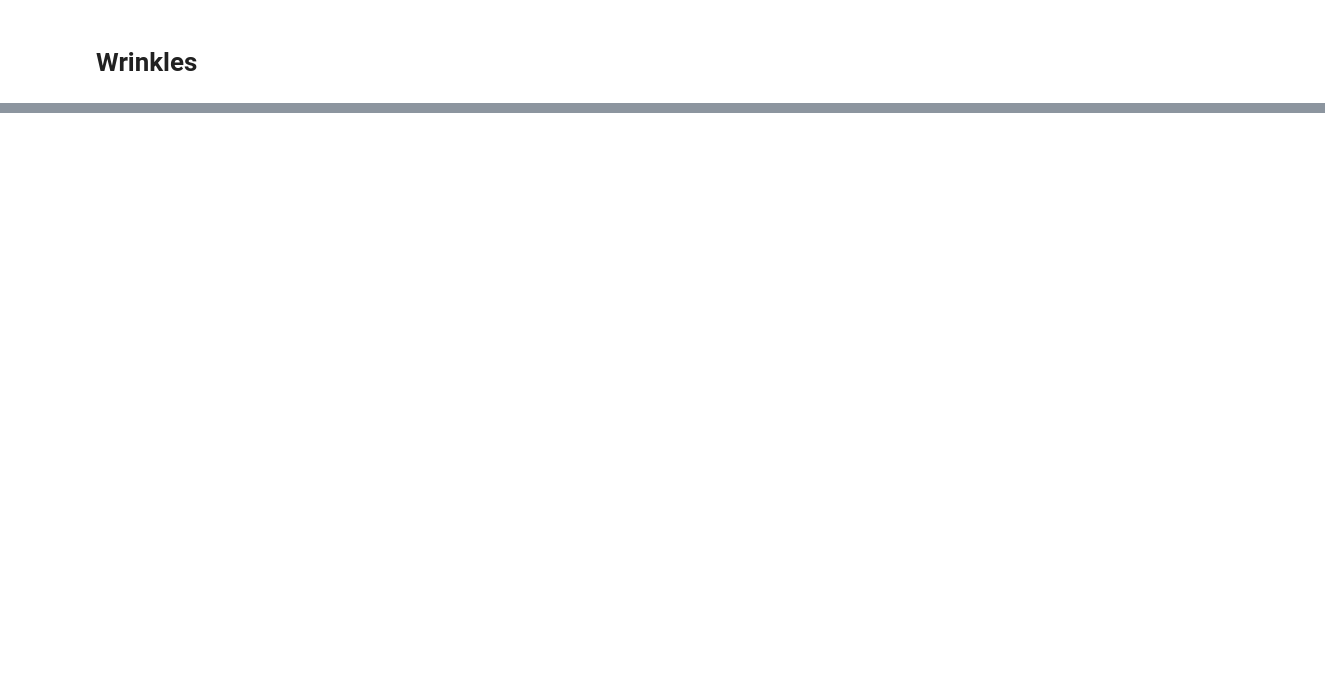
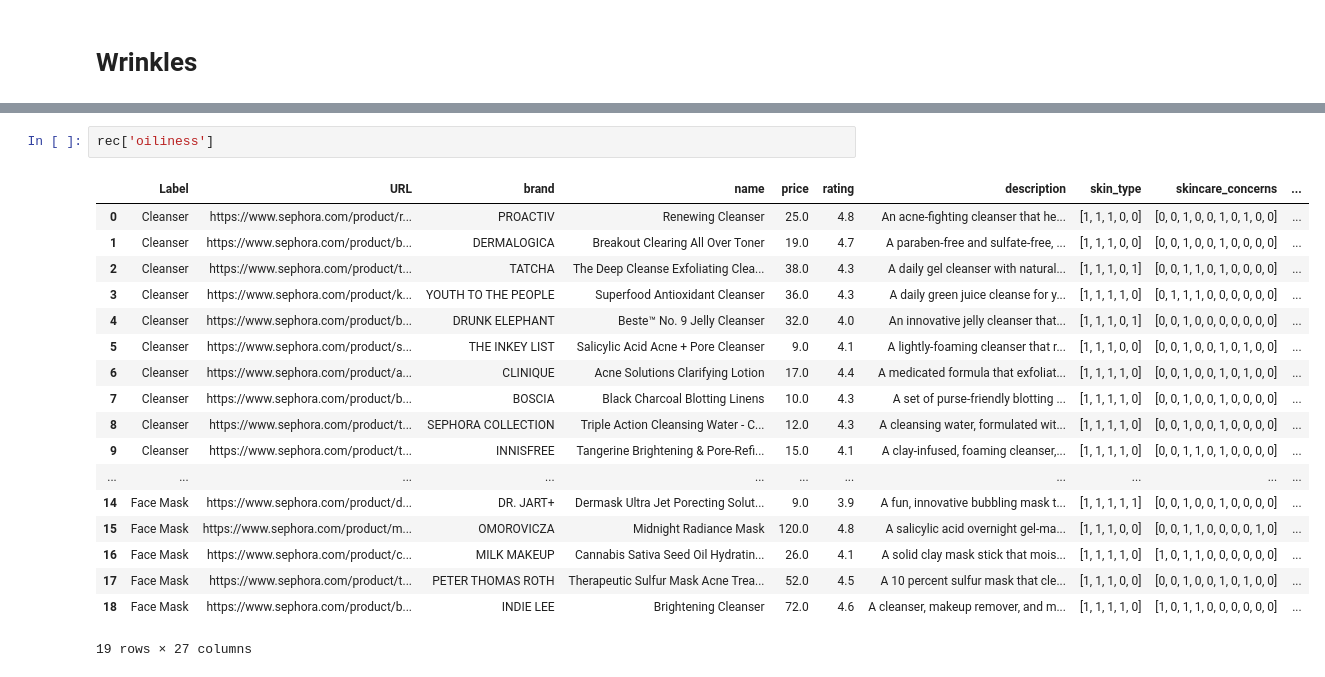
Before and after one commit to DeniSusanto/ai_skincare_advisor, a Jupyter notebook: integration/integration testing.ipynb, the cells around one changed output, grey strips where cells are left out. Drawn from its saved outputs; the diff is of its cells as text; blank space fills up the shorter version.

```diff
--- a/integration/integration testing.ipynb
+++ b/integration/integration testing.ipynb
@@ -108,0 +233,21 @@ wd.get_overall_score()
+# %%
+rec['oiliness']
+# %% [output]
+|  | Label | URL | brand | name | price | rating | description | skin_type | skincare_concerns | ... |
+| 0 | Cleanser | https://www.sephora.com/product/r... | PROACTIV | Renewing Cleanser | 25.0 | 4.8 | An acne-fighting cleanser that he... | [1, 1, 1, 0, 0] | [0, 0, 1, 0, 0, 1, 0, 1, 0, 0] | ... |
+| 1 | Cleanser | https://www.sephora.com/product/b... | DERMALOGICA | Breakout Clearing All Over Toner | 19.0 | 4.7 | A paraben-free and sulfate-free, ... | [1, 1, 1, 0, 0] | [0, 0, 1, 0, 0, 1, 0, 0, 0, 0] | ... |
+| 2 | Cleanser | https://www.sephora.com/product/t... | TATCHA | The Deep Cleanse Exfoliating Clea... | 38.0 | 4.3 | A daily gel cleanser with natural... | [1, 1, 1, 0, 1] | [0, 0, 1, 1, 0, 1, 0, 0, 0, 0] | ... |
+| 3 | Cleanser | https://www.sephora.com/product/k... | YOUTH TO THE PEOPLE | Superfood Antioxidant Cleanser | 36.0 | 4.3 | A daily green juice cleanse for y... | [1, 1, 1, 1, 0] | [0, 1, 1, 1, 0, 0, 0, 0, 0, 0] | ... |
+| 4 | Cleanser | https://www.sephora.com/product/b... | DRUNK ELEPHANT | Beste™ No. 9 Jelly Cleanser | 32.0 | 4.0 | An innovative jelly cleanser that... | [1, 1, 1, 0, 1] | [0, 0, 1, 0, 0, 0, 0, 0, 0, 0] | ... |
+| 5 | Cleanser | https://www.sephora.com/product/s... | THE INKEY LIST | Salicylic Acid Acne + Pore Cleanser | 9.0 | 4.1 | A lightly-foaming cleanser that r... | [1, 1, 1, 0, 0] | [0, 0, 1, 0, 0, 1, 0, 1, 0, 0] | ... |
+| 6 | Cleanser | https://www.sephora.com/product/a... | CLINIQUE | Acne Solutions Clarifying Lotion | 17.0 | 4.4 | A medicated formula that exfoliat... | [1, 1, 1, 1, 0] | [0, 0, 1, 0, 0, 1, 0, 1, 0, 0] | ... |
+| 7 | Cleanser | https://www.sephora.com/product/b... | BOSCIA | Black Charcoal Blotting Linens | 10.0 | 4.3 | A set of purse-friendly blotting ... | [1, 1, 1, 1, 0] | [0, 0, 1, 0, 0, 1, 0, 0, 0, 0] | ... |
+| 8 | Cleanser | https://www.sephora.com/product/t... | SEPHORA COLLECTION | Triple Action Cleansing Water - C... | 12.0 | 4.3 | A cleansing water, formulated wit... | [1, 1, 1, 1, 0] | [0, 0, 1, 0, 0, 1, 0, 0, 0, 0] | ... |
+| 9 | Cleanser | https://www.sephora.com/product/t... | INNISFREE | Tangerine Brightening & Pore-Refi... | 15.0 | 4.1 | A clay-infused, foaming cleanser,... | [1, 1, 1, 1, 0] | [0, 0, 1, 1, 0, 1, 0, 0, 0, 0] | ... |
+| ... | ... | ... | ... | ... | ... | ... | ... | ... | ... | ... |
+| 14 | Face Mask | https://www.sephora.com/product/d... | DR. JART+ | Dermask Ultra Jet Porecting Solut... | 9.0 | 3.9 | A fun, innovative bubbling mask t... | [1, 1, 1, 1, 1] | [0, 0, 1, 0, 0, 1, 0, 0, 0, 0] | ... |
+| 15 | Face Mask | https://www.sephora.com/product/m... | OMOROVICZA | Midnight Radiance Mask | 120.0 | 4.8 | A salicylic acid overnight gel-ma... | [1, 1, 1, 0, 0] | [0, 0, 1, 1, 0, 0, 0, 0, 1, 0] | ... |
+| 16 | Face Mask | https://www.sephora.com/product/c... | MILK MAKEUP | Cannabis Sativa Seed Oil Hydratin... | 26.0 | 4.1 | A solid clay mask stick that mois... | [1, 1, 1, 1, 0] | [1, 0, 1, 1, 0, 0, 0, 0, 0, 0] | ... |
+| 17 | Face Mask | https://www.sephora.com/product/t... | PETER THOMAS ROTH | Therapeutic Sulfur Mask Acne Trea... | 52.0 | 4.5 | A 10 percent sulfur mask that cle... | [1, 1, 1, 0, 0] | [0, 0, 1, 0, 0, 1, 0, 1, 0, 0] | ... |
+| 18 | Face Mask | https://www.sephora.com/product/b... | INDIE LEE | Brightening Cleanser | 72.0 | 4.6 | A cleanser, makeup remover, and m... | [1, 1, 1, 1, 0] | [1, 0, 1, 1, 0, 0, 0, 0, 0, 0] | ... |
+19 rows × 27 columns
```
Also changed, not shown: parts of 20 cells of this notebook, 11 other files.
